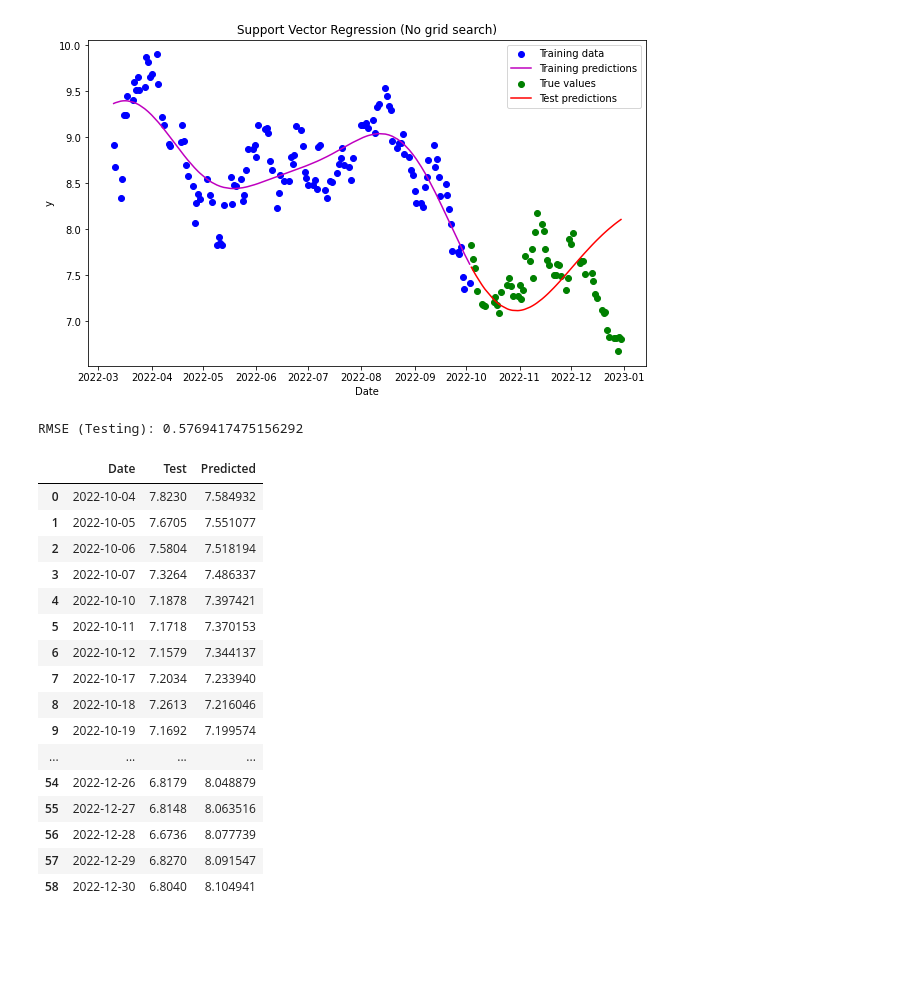
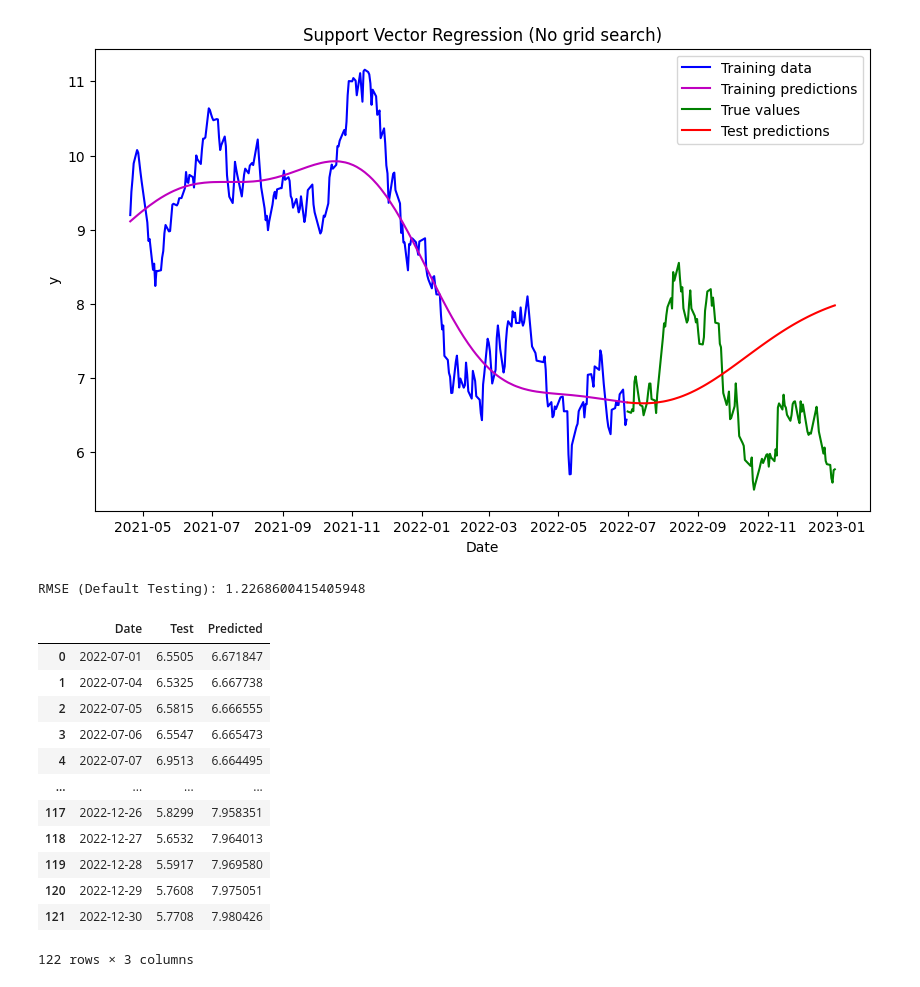
Before and after one commit to taro54071/Finance-Made-Easy-Personalized-Planner, a Jupyter notebook: Python_script/ML Test/SVR.ipynb, the cells around one changed output. Drawn from its saved outputs; the diff is of its cells as text; code cells hidden in the pictures; blank space fills up the shorter version.

```diff
--- a/Python_script/ML Test/SVR.ipynb
+++ b/Python_script/ML Test/SVR.ipynb
@@ -3,12 +3,12 @@ import pandas as pd
 import numpy as np
 from sklearn.svm import SVR
 import matplotlib.pyplot as plt
-from datetime import datetime, date
+from datetime import datetime, date, timedelta
 from sklearn.metrics import mean_squared_error, r2_score, explained_variance_score
 
-path = ''
-file = 'M0017_2565_SSF.csv'
-df = pd.read_csv(f'{path}{file}')
+path = 'C:/Users/Thunyavut/Desktop/Finance-Made-Easy-Personalized-Planner/Python_script/ssf_nav_data'
+file = 'M0152_2564_SSF.csv'
+df = pd.read_csv(f'{path}/{file}')
 df
 # %% [output]
 |  | nav_date | net_asset | last_val | sell_price | buy_price | sell_swap_price | buy_swap_price |
@@ -27,7 +27,8 @@ df
 # %%
 df['nav_date'] = pd.to_datetime(df['nav_date'], format = '%Y-%m-%d')
 # %%
-start_date = datetime(2015, 2, 13)
+from sklearn.model_selection import GridSearchCV
+start_date = datetime(2022, 3, 10)
 timestamps = df['nav_date']
 X = np.array([(t - start_date).days for t in timestamps]).reshape(-1, 1)
 y = np.array(df['last_val']).reshape(-1, 1)
@@ -39,6 +40,7 @@ y_train, y_test = y[:train_size], y[train_size:]
 
 y_train = y_train.ravel()
 y_test = y_test.ravel()
+
 
 # Create and train the SVR model
 svr = SVR(kernel='rbf', gamma='scale')
@@ -54,58 +56,54 @@ dates_test = [start_date + timedelta(days=int(x)) for x in X_test]
 
 # Plot the results
 plt.figure(figsize=(10, 6))
-plt.scatter(dates_train, y_train, color='b', label='Training data')
+plt.plot(dates_train, y_train, color='b', label='Training data')
 plt.plot(dates_train, y_train_pred, color='m', label='Training predictions')
-plt.scatter(dates_test, y_test, color='g', label='True values')
+plt.plot(dates_test, y_test, color='g', label='True values')
 plt.plot(dates_test, y_test_pred, color='r', label='Test predictions')
 plt.xlabel('Date')
 plt.ylabel('y')
 plt.title('Support Vector Regression (No grid search)')
 plt.legend()
 plt.show()
 
 # Evaluate the model
     #mse_train = mean_squared_error(y_train, y_train_pred)
 mse_test = mean_squared_error(y_test, y_test_pred)
     #rmse_train = np.sqrt(mse_train)
 rmse_test = np.sqrt(mse_test)
     #ev_train = explained_variance_score(y_train, y_train_pred)
     #ev_test = explained_variance_score(y_test, y_test_pred)
     #r2_train = r2_score(y_train, y_train_pred)
     #r2_test = r2_score(y_test, y_test_pred)
 
 # Print the best parameters from grid search
-    #print("Best parameters:", grid_search.best_params_)
+#print("Best parameters:", grid_search.best_params_)
     #print("RMSE (Training):", rmse_train)
-print("RMSE (Testing):", rmse_test)
+print("RMSE (Default Testing):", rmse_test)
     #print("Explained Variance (Training):", ev_train)
     #print("Explained Variance (Testing):", ev_test)
     #print("R-squared (Training):", r2_train)
     #print("R-squared (Testing):", r2_test)
 
 # Print the test data and predicted data
 x= pd.DataFrame({'Date':dates_test, 'Test':y_test.flatten(), 'Predicted':y_test_pred.flatten()})
 x
 # %% [output]
-[figure, old version]
+[figure, new version]
-RMSE (Testing): 0.5769417475156292
+RMSE (Default Testing): 1.2268600415405948
 |  | Date | Test | Predicted |
-| 0 | 2022-10-04 | 7.8230 | 7.584932 |
-| 1 | 2022-10-05 | 7.6705 | 7.551077 |
-| 2 | 2022-10-06 | 7.5804 | 7.518194 |
-| 3 | 2022-10-07 | 7.3264 | 7.486337 |
-| 4 | 2022-10-10 | 7.1878 | 7.397421 |
-| 5 | 2022-10-11 | 7.1718 | 7.370153 |
-| 6 | 2022-10-12 | 7.1579 | 7.344137 |
-| 7 | 2022-10-17 | 7.2034 | 7.233940 |
-| 8 | 2022-10-18 | 7.2613 | 7.216046 |
-| 9 | 2022-10-19 | 7.1692 | 7.199574 |
+| 0 | 2022-07-01 | 6.5505 | 6.671847 |
+| 1 | 2022-07-04 | 6.5325 | 6.667738 |
+| 2 | 2022-07-05 | 6.5815 | 6.666555 |
+| 3 | 2022-07-06 | 6.5547 | 6.665473 |
+| 4 | 2022-07-07 | 6.9513 | 6.664495 |
 | ... | ... | ... | ... |
-| 54 | 2022-12-26 | 6.8179 | 8.048879 |
-| 55 | 2022-12-27 | 6.8148 | 8.063516 |
-| 56 | 2022-12-28 | 6.6736 | 8.077739 |
-| 57 | 2022-12-29 | 6.8270 | 8.091547 |
-| 58 | 2022-12-30 | 6.8040 | 8.104941 |
+| 117 | 2022-12-26 | 5.8299 | 7.958351 |
+| 118 | 2022-12-27 | 5.6532 | 7.964013 |
+| 119 | 2022-12-28 | 5.5917 | 7.969580 |
+| 120 | 2022-12-29 | 5.7608 | 7.975051 |
+| 121 | 2022-12-30 | 5.7708 | 7.980426 |
+122 rows × 3 columns
 # %%
 from sklearn.model_selection import GridSearchCV
 
```
Also changed, not shown: parts of 9 cells of this notebook, 10 other files.
